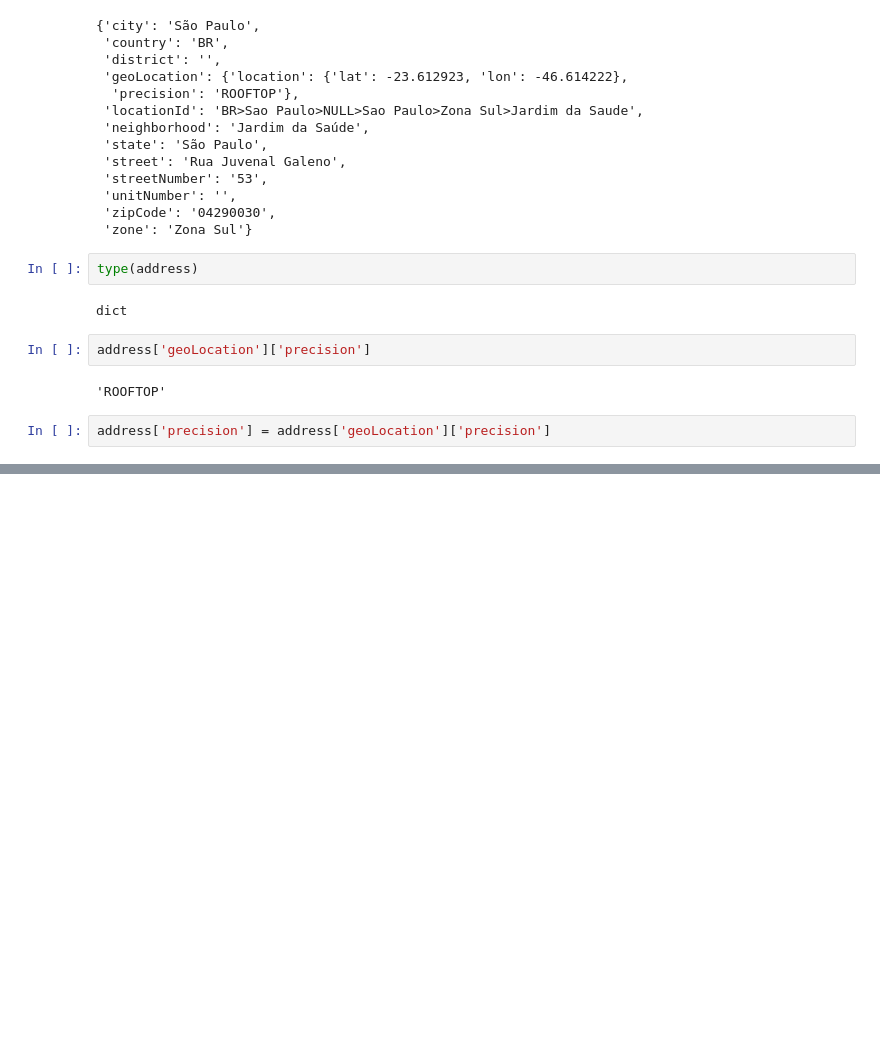
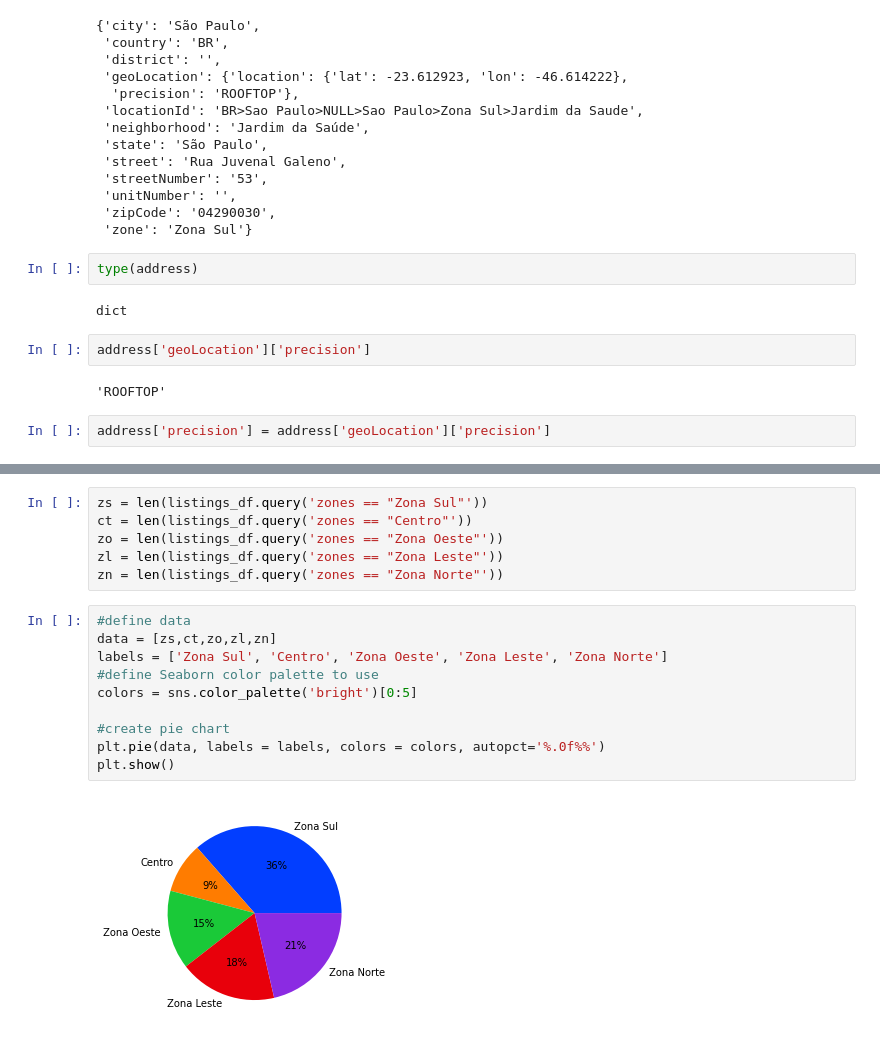
Before and after one commit to KeysiYTS/intro-eda, a Jupyter notebook: notebooks/Studies_Myhome.ipynb, the cells around one changed output, grey strips where cells are left out. Cells and saved outputs as stored; diff of their text form; blank space fills up the shorter version.

```diff
--- a/notebooks/Studies_Myhome.ipynb
+++ b/notebooks/Studies_Myhome.ipynb
@@ -127,0 +330,18 @@ a.head()
+# %%
+zs = len(listings_df.query('zones == "Zona Sul"'))
+ct = len(listings_df.query('zones == "Centro"'))
+zo = len(listings_df.query('zones == "Zona Oeste"'))
+zl = len(listings_df.query('zones == "Zona Leste"'))
+zn = len(listings_df.query('zones == "Zona Norte"'))
+# %%
+#define data
+data = [zs,ct,zo,zl,zn]
+labels = ['Zona Sul', 'Centro', 'Zona Oeste', 'Zona Leste', 'Zona Norte']
+#define Seaborn color palette to use
+colors = sns.color_palette('bright')[0:5]
+
+#create pie chart
+plt.pie(data, labels = labels, colors = colors, autopct='%.0f%%')
+plt.show()
+# %% [output]
+[figure, added]
```
Also changed, not shown: parts of 65 cells of this notebook.
